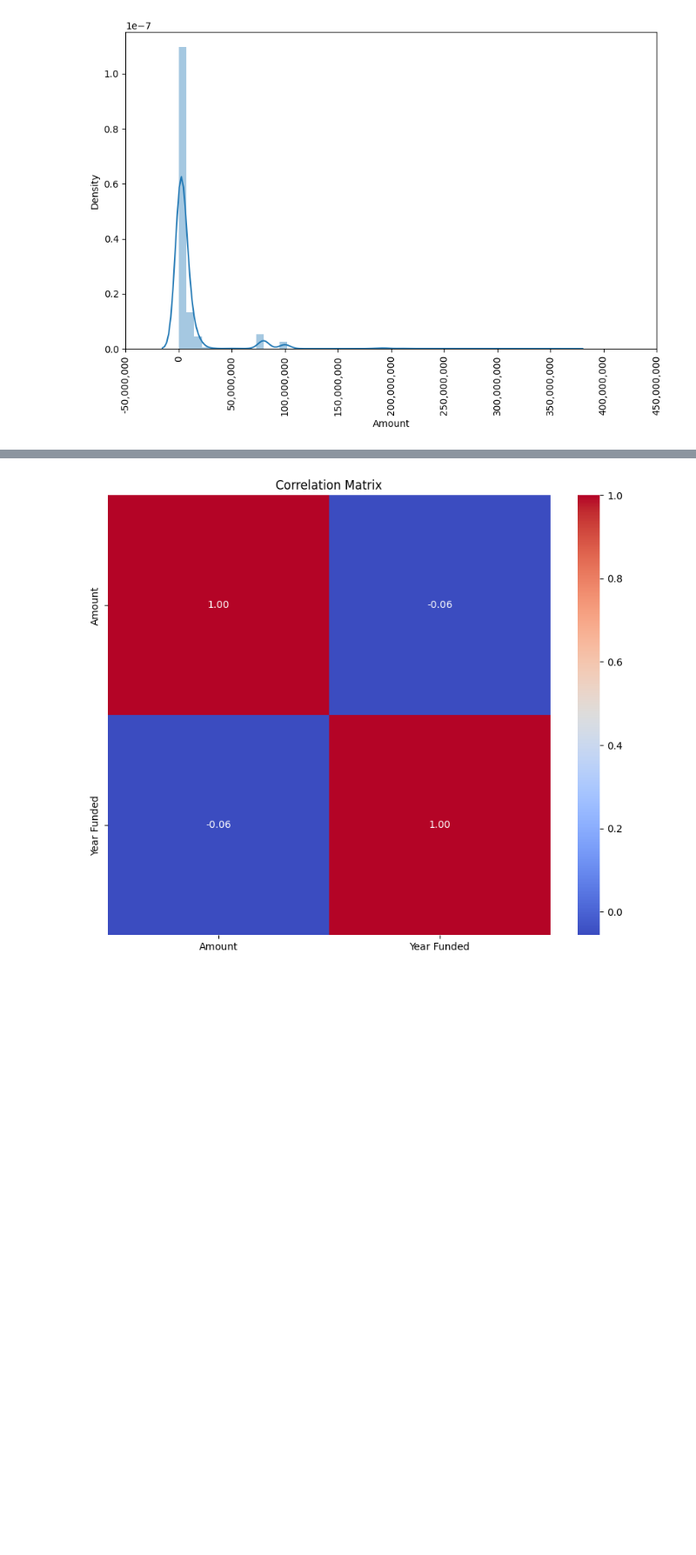
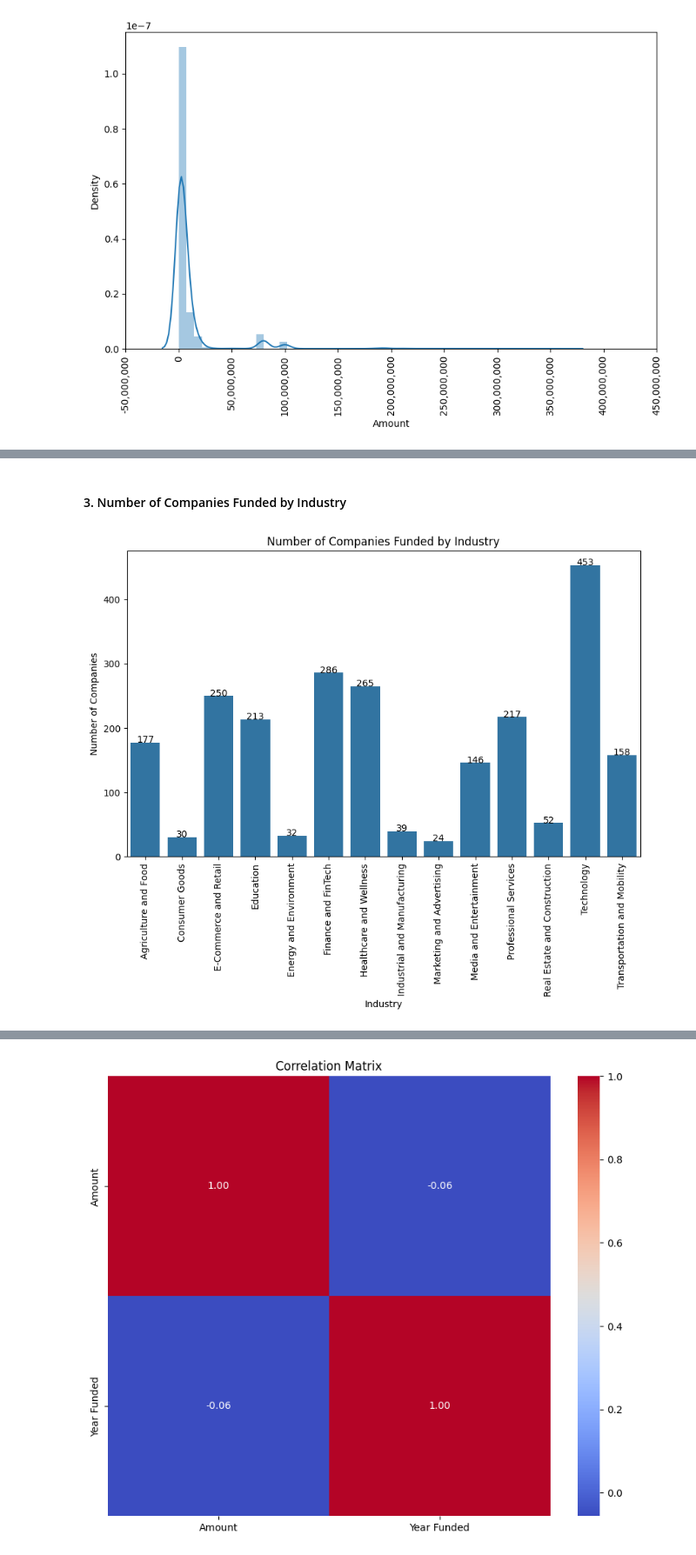
Before and after one commit to Cynthia-KE/Indian-StartUp-Funding-Analysis, a Jupyter notebook: notebooks/startup_analysis.ipynb, the cells around one changed output, grey strips where cells are left out. Shown: that part at 87% size. Saved outputs shown, nothing was run; the diff lists cells and outputs as text; code cells hidden in the pictures; blank space fills up the shorter version.

```diff
--- a/notebooks/startup_analysis.ipynb
+++ b/notebooks/startup_analysis.ipynb
@@ -1378,0 +1380,22 @@ def format_number(number):
+# %% [markdown]
+#### 3. Number of Companies Funded by Industry
+# %%
+# Aggregate by industry and count unique companies
+companies_funded_by_industry = df.groupby('Industry')['Company Name'].nunique().reset_index()
+companies_funded_by_industry.columns = ['Industry', 'NumberOfCompanies']
+
+# Plotting the number of companies funded by industry
+plt.figure(figsize=(10, 6))
+bar_plot = sns.barplot(data=companies_funded_by_industry, x='Industry', y='NumberOfCompanies')
+plt.title('Number of Companies Funded by Industry')
+plt.xlabel('Industry')
+plt.ylabel('Number of Companies')
+plt.xticks(rotation=90)
+
+# Adding labels to each bar
+for index, row in companies_funded_by_industry.iterrows():
+    bar_plot.text(index, row['NumberOfCompanies'], row['NumberOfCompanies'], color='black', ha="center")
+
+plt.show()
+# %% [output]
+[figure, added]
```
Also changed, not shown: parts of 55 cells of this notebook.
